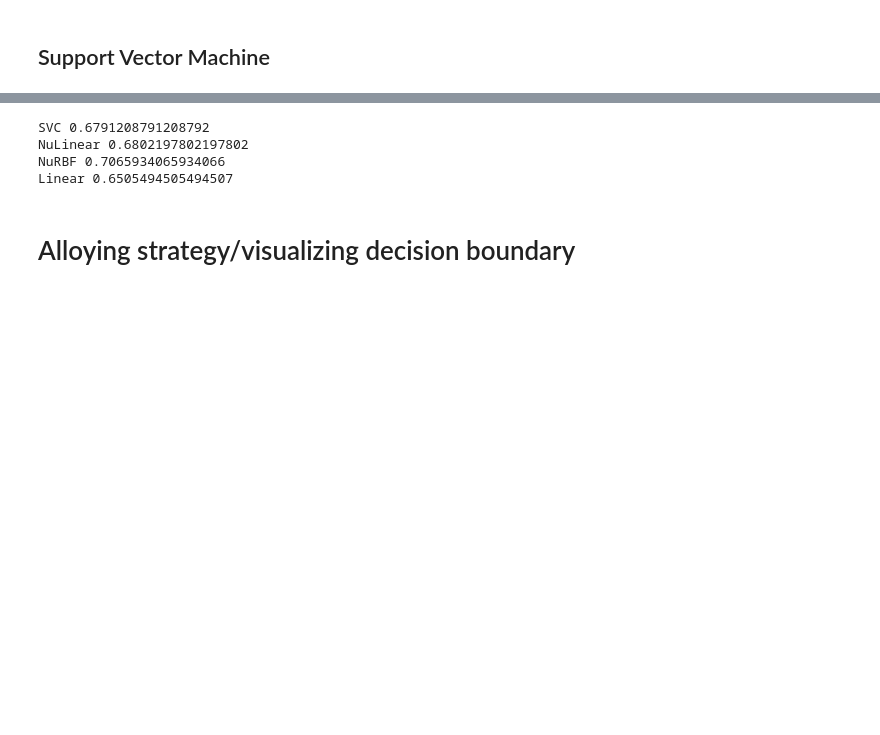
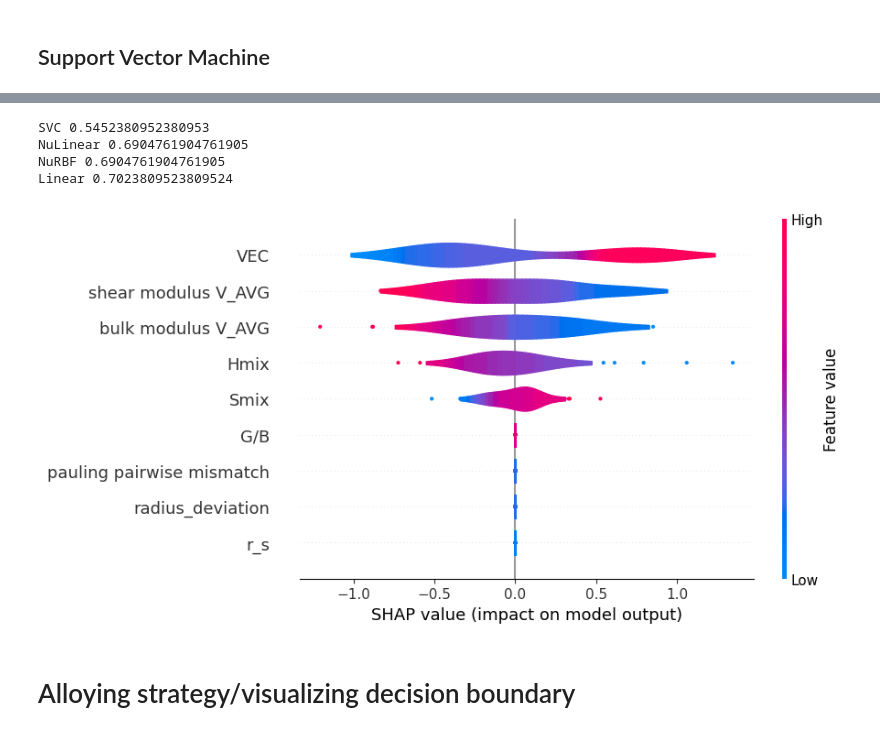
Before and after one commit to mahata-lab/Tungsten-Ductile-Brittle-Temperature, a Jupyter notebook: Ductility_Classification.ipynb, the cells around one changed output, grey strips where cells are left out. Cells and saved outputs as stored; diff of their text form; code cells hidden in the pictures; blank space fills up the shorter version.

```diff
--- a/Ductility_Classification.ipynb
+++ b/Ductility_Classification.ipynb
@@ -562,11 +569,3 @@ plot_3d_surface(lr_cv, X, "VEC", "r_s")
 ## Support Vector Machine
 # %%
 Xtr, Xte, ytr, yte = train_test_split(X, y, test_size=0.2, random_state=0, stratify=y)
-# %%
-from sklearn import svm
-svc = svm.SVC(C=1.0, kernel='rbf', degree=3, gamma='scale', coef0=0.0, shrinking=True, probability=False,
-              tol=0.001, cache_size=200, class_weight=None, verbose=False, max_iter=-1, decision_function_shape='ovr',
-              break_ties=False, random_state=None)
-svc.fit(Xtr, ytr)
-svc.predict(Xte)
-svc.score(Xte, yte)
@@ -575,7 +571,0 @@ svc.score(Xte, yte)
-# %%
-nu_svc = svm.NuSVC(nu=0.5, kernel='linear', degree=3, gamma='scale', coef0=0.0,
-                   shrinking=True, probability=False, tol=0.001, cache_size=200, class_weight=None,
-                   verbose=False, max_iter=-1, decision_function_shape='ovr', break_ties=False, random_state=None)
-nu_svc.fit(Xtr, ytr)
-nu_svc.predict(Xte)
-nu_svc.score(Xte, yte)
@@ -584,7 +571,0 @@ nu_svc.score(Xte, yte)
-# %%
-nu_svc = svm.NuSVC(nu=0.5, kernel='rbf', degree=3, gamma='scale', coef0=0.0,
-                   shrinking=True, probability=False, tol=0.001, cache_size=200, class_weight=None,
-                   verbose=False, max_iter=-1, decision_function_shape='ovr', break_ties=False, random_state=None)
-nu_svc.fit(Xtr, ytr)
-nu_svc.predict(X)
-nu_svc.score(Xte, yte)
@@ -593,8 +571,0 @@ nu_svc.score(Xte, yte)
-# %%
-lin_svc = svm.LinearSVC(penalty='l2', loss='squared_hinge', dual='auto', tol=0.0001,
-                        C=1.0, multi_class='ovr', fit_intercept=True, intercept_scaling=1,
-                        class_weight=None, verbose=0, random_state=None, max_iter=1000)
-
-lin_svc.fit(Xtr, ytr)
-lin_svc.predict(X)
-lin_svc.score(Xte, yte)
@@ -687,12 +603,23 @@ LinearSVC Accuracy: 0.7142857142857143
 from sklearn.model_selection import cross_val_score
 for name, model in zip(["SVC", "NuLinear", "NuRBF", "Linear"],
                        [svc, nu_lin, nu_rbf, lin_svc]):
-    print(name, np.mean(cross_val_score(model, X, y, cv=5)))
+    print(name, np.mean(cross_val_score(model, X, y, cv=10)))
 # %% [output]
-SVC 0.6791208791208792
-NuLinear 0.6802197802197802
-NuRBF 0.7065934065934066
-Linear 0.6505494505494507
+SVC 0.5452380952380953
+NuLinear 0.6904761904761905
+NuRBF 0.6904761904761905
+Linear 0.7023809523809524
+# %%
+import shap
+
+svc_explainer = shap.Explainer(lin_svc, X)
+svc_shap_values = svc_explainer(X)
+
+# pick class 1 (positive class)
+shap.plots.violin(svc_shap_values)         # 2-D slice: (n_samples, n_features)
+# or: shap.plots.beeswarm(ex[:, :, 1], max_display=20)
+# %% [output]
+[figure, added]
 # %% [markdown]
 # Alloying strategy/visualizing decision boundary
 # %% [markdown]
```
Also changed, not shown: parts of 19 cells of this notebook.
